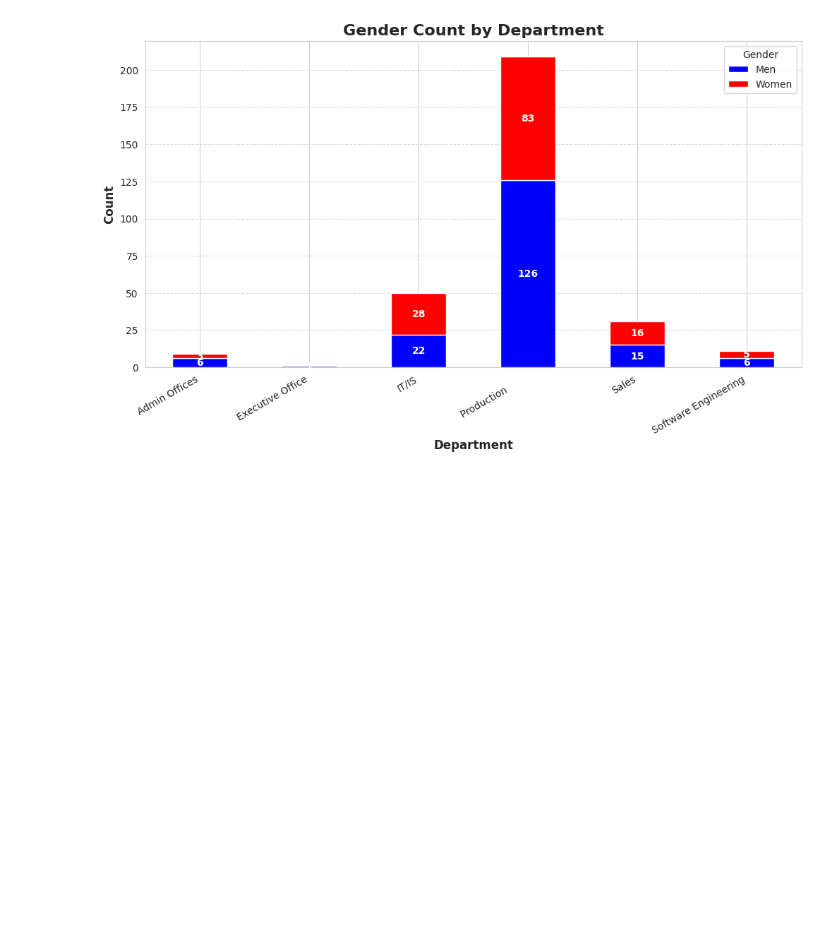
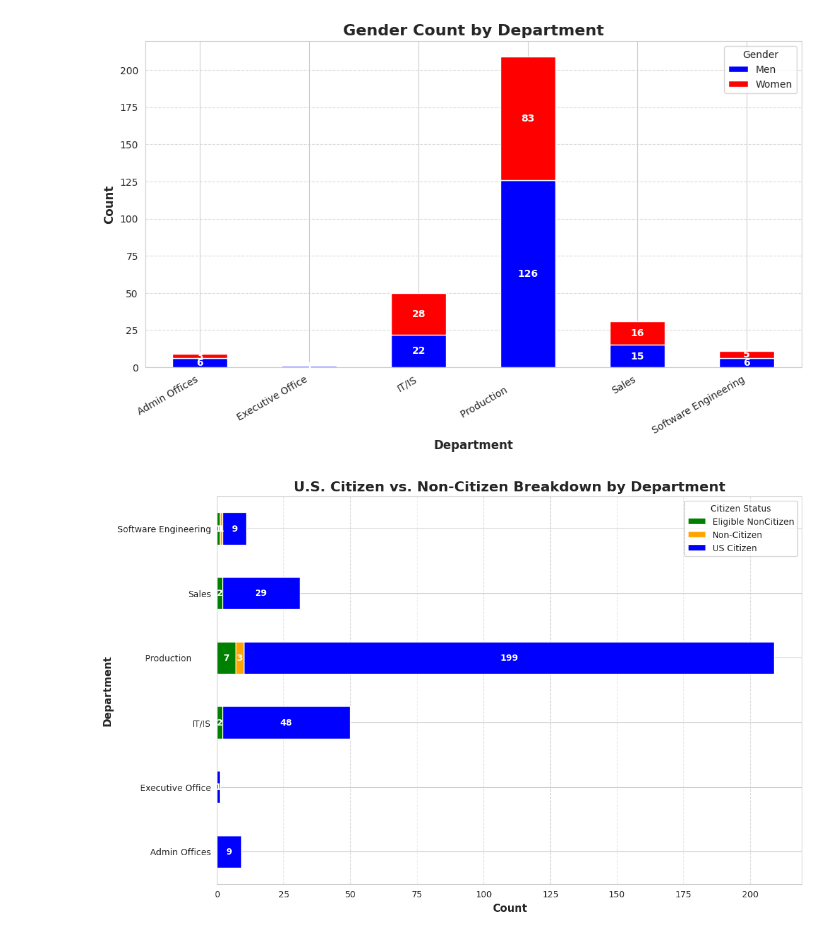
Before and after one commit to zpalevani/HRData-First, a Jupyter notebook: Human_Resources_Data_Set.ipynb, the cells around one changed output. Cells and saved outputs as stored; diff of their text form; code cells hidden in the pictures; blank space fills up the shorter version.

```diff
--- a/Human_Resources_Data_Set.ipynb
+++ b/Human_Resources_Data_Set.ipynb
@@ -232,3 +232,31 @@ plt.grid(axis="y", linestyle="--", alpha=0.7)
 plt.show()
 # %% [output]
 [figure]
+# %%
+import matplotlib.pyplot as plt
+
+# Create a horizontal stacked bar chart
+fig, ax = plt.subplots(figsize=(12, 8))
+citizen_counts_filtered.plot(kind="barh", stacked=True, color=[custom_colors[c] for c in citizen_counts_filtered.columns], ax=ax)
+
+# Add labels to each stack
+for i, department in enumerate(citizen_counts_filtered.index):
+    left_value = 0  # Start at the left of the stack
+    for status in citizen_counts_filtered.columns:
+        count = citizen_counts_filtered.loc[department, status]
+        if count > 0:  # Only label if there is a value
+            ax.text(left_value + count / 2, i, str(int(count)), ha='center', va='center', fontsize=10, color='white', fontweight='bold')
+        left_value += count  # Move to the right for next label
+
+# Formatting
+plt.title("U.S. Citizen vs. Non-Citizen Breakdown by Department", fontsize=16, fontweight='bold')
+plt.ylabel("Department", fontsize=12, fontweight='bold')
+plt.xlabel("Count", fontsize=12, fontweight='bold')
+plt.yticks(fontsize=10)
+plt.legend(title="Citizen Status", labels=citizen_counts_filtered.columns.tolist())
+plt.grid(axis="x", linestyle="--", alpha=0.7)
+
+# Show plot
+plt.show()
+# %% [output]
+[figure, added]
```
Also changed, not shown: parts of 1 cell of this notebook.
